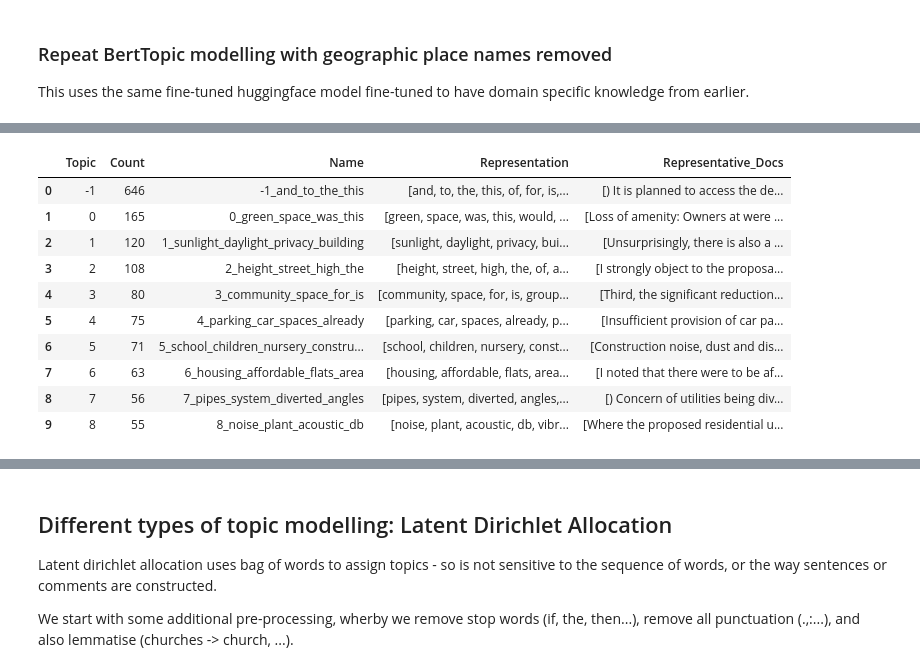
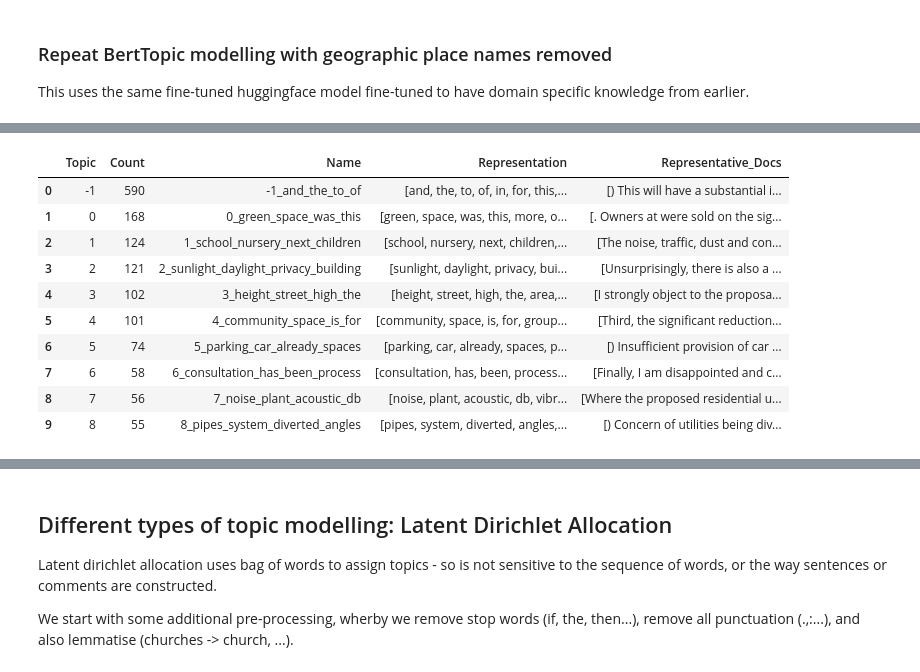
Before and after one commit to Bea-Taylor/nimby_nlp, a Jupyter notebook: nbs/1_0_2_topic_modelling.ipynb, the cells around one changed output, grey strips where cells are left out. Saved outputs shown, nothing was run; the diff lists cells and outputs as text; code cells hidden in the pictures.

Commit message:
tweaked topic modelling - to add hyperparams

```diff
--- a/nbs/1_0_2_topic_modelling.ipynb
+++ b/nbs/1_0_2_topic_modelling.ipynb
@@ -247,8 +253,14 @@ cleaned_place_text = remove_numbers(cleaned_place_text)
 ### Repeat BertTopic modelling with geographic place names removed
 
 This uses the same fine-tuned huggingface model fine-tuned to have domain specific knowledge from earlier.
+# %%
+# this controls the seed - allowing for reproducible maps
+umap_model = UMAP(n_neighbors=15, n_components=5, min_dist=0.0, metric='cosine', random_state=43)
+
+# this controls the topic parameters
+hdbscan_model = HDBSCAN(min_cluster_size=10, metric='euclidean', cluster_selection_method='eom', prediction_data=True)
 # %%
-topic_model_no_place = BERTopic(embedding_model=model)
+topic_model_no_place = BERTopic(embedding_model=model, hdbscan_model=hdbscan_model, umap_model=umap_model, verbose=True, calculate_probabilities=True)
 topics, probs = topic_model_no_place.fit_transform(cleaned_place_text)
 
 topic_model_no_place.get_topic_info()[:10]
@@ -256,11 +276,11 @@ topic_model_no_place.get_topic_info()[:10]
 |  | Topic | Count | Name | Representation | Representative_Docs |
-| 0 | -1 | 646 | -1_and_to_the_this | [and, to, the, this, of, for, is,... | [) It is planned to access the de... |
-| 1 | 0 | 165 | 0_green_space_was_this | [green, space, was, this, would, ... | [Loss of amenity: Owners at were ... |
-| 2 | 1 | 120 | 1_sunlight_daylight_privacy_building | [sunlight, daylight, privacy, bui... | [Unsurprisingly, there is also a ... |
-| 3 | 2 | 108 | 2_height_street_high_the | [height, street, high, the, of, a... | [I strongly object to the proposa... |
-| 4 | 3 | 80 | 3_community_space_for_is | [community, space, for, is, group... | [Third, the significant reduction... |
-| 5 | 4 | 75 | 4_parking_car_spaces_already | [parking, car, spaces, already, p... | [Insufficient provision of car pa... |
-| 6 | 5 | 71 | 5_school_children_nursery_constru... | [school, children, nursery, const... | [Construction noise, dust and dis... |
-| 7 | 6 | 63 | 6_housing_affordable_flats_area | [housing, affordable, flats, area... | [I noted that there were to be af... |
-| 8 | 7 | 56 | 7_pipes_system_diverted_angles | [pipes, system, diverted, angles,... | [) Concern of utilities being div... |
-| 9 | 8 | 55 | 8_noise_plant_acoustic_db | [noise, plant, acoustic, db, vibr... | [Where the proposed residential u... |
+| 0 | -1 | 590 | -1_and_the_to_of | [and, the, to, of, in, for, this,... | [) This will have a substantial i... |
+| 1 | 0 | 168 | 0_green_space_was_this | [green, space, was, this, more, o... | [. Owners at were sold on the sig... |
+| 2 | 1 | 124 | 1_school_nursery_next_children | [school, nursery, next, children,... | [The noise, traffic, dust and con... |
+| 3 | 2 | 121 | 2_sunlight_daylight_privacy_building | [sunlight, daylight, privacy, bui... | [Unsurprisingly, there is also a ... |
+| 4 | 3 | 102 | 3_height_street_high_the | [height, street, high, the, area,... | [I strongly object to the proposa... |
+| 5 | 4 | 101 | 4_community_space_is_for | [community, space, is, for, group... | [Third, the significant reduction... |
+| 6 | 5 | 74 | 5_parking_car_already_spaces | [parking, car, already, spaces, p... | [) Insufficient provision of car ... |
+| 7 | 6 | 58 | 6_consultation_has_been_process | [consultation, has, been, process... | [Finally, I am disappointed and c... |
+| 8 | 7 | 56 | 7_noise_plant_acoustic_db | [noise, plant, acoustic, db, vibr... | [Where the proposed residential u... |
+| 9 | 8 | 55 | 8_pipes_system_diverted_angles | [pipes, system, diverted, angles,... | [) Concern of utilities being div... |
```
Also changed, not shown: parts of 31 cells of this notebook.
